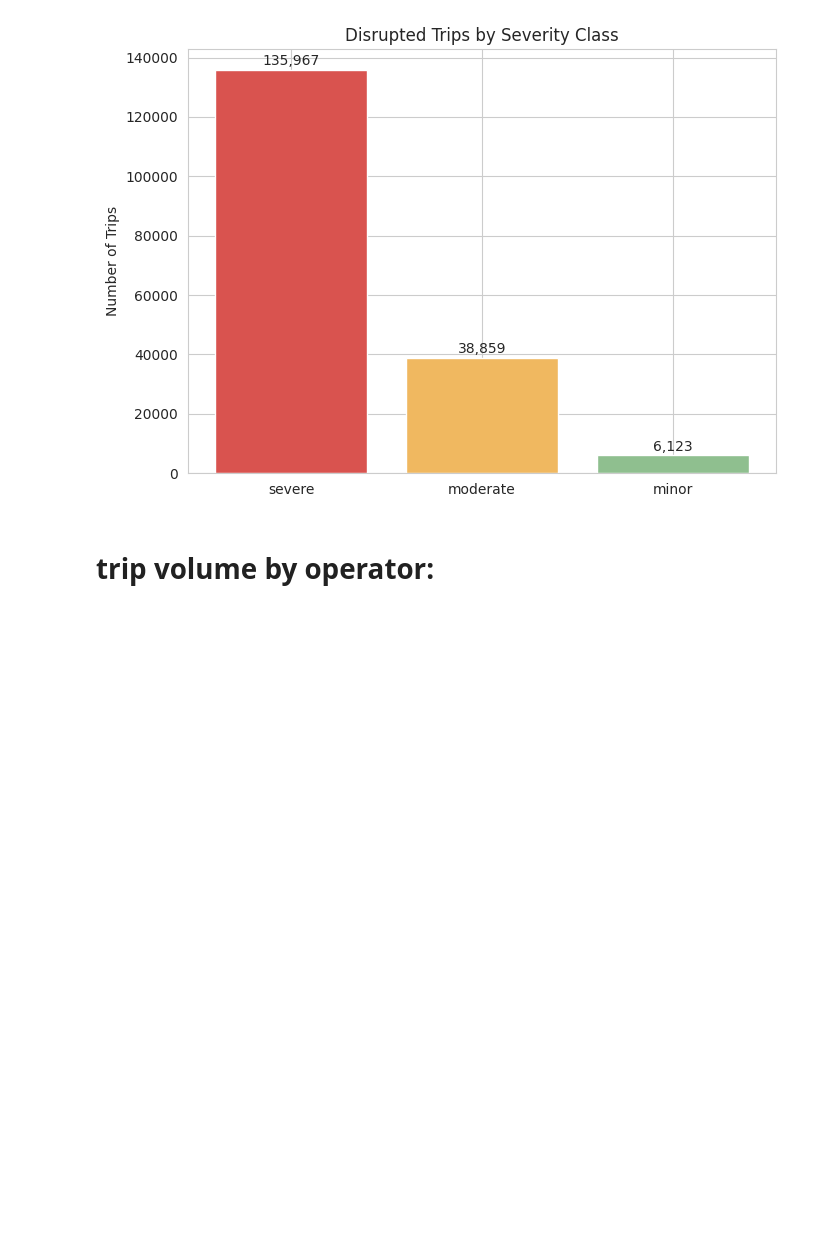
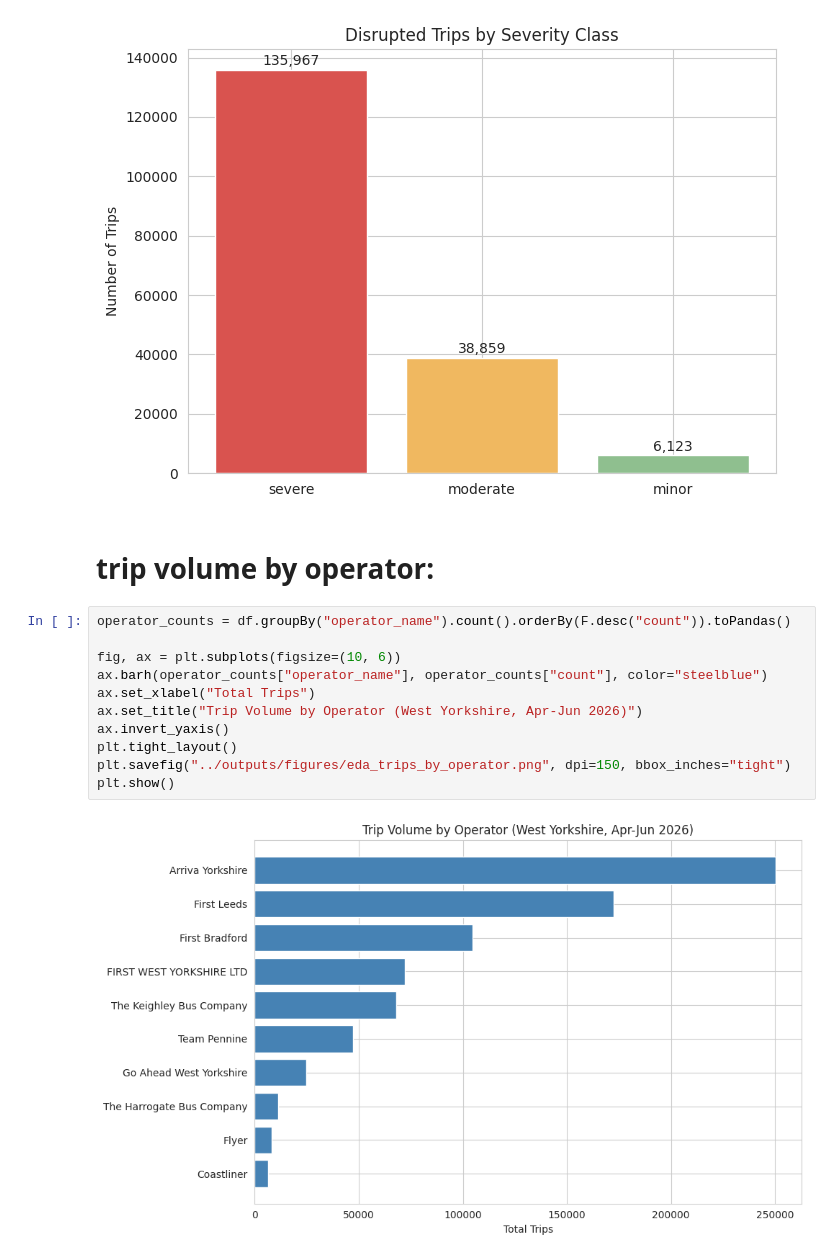
Before and after one commit to ManjilDadaa/Big_Data_Programming_Project_ST5011_CEM-, a Jupyter notebook: notebooks/08_eda_visualizations.ipynb, the cells around one changed output. Drawn from its saved outputs; the diff is of its cells as text; blank space fills up the shorter version.

```diff
--- a/notebooks/08_eda_visualizations.ipynb
+++ b/notebooks/08_eda_visualizations.ipynb
@@ -64,3 +64,16 @@ plt.show()
 [figure]
 # %% [markdown]
 # trip volume by operator:
+# %%
+operator_counts = df.groupBy("operator_name").count().orderBy(F.desc("count")).toPandas()
+
+fig, ax = plt.subplots(figsize=(10, 6))
+ax.barh(operator_counts["operator_name"], operator_counts["count"], color="steelblue")
+ax.set_xlabel("Total Trips")
+ax.set_title("Trip Volume by Operator (West Yorkshire, Apr-Jun 2026)")
+ax.invert_yaxis()
+plt.tight_layout()
+plt.savefig("../outputs/figures/eda_trips_by_operator.png", dpi=150, bbox_inches="tight")
+plt.show()
+# %% [output]
+[figure, added]
```
Also changed, not shown: parts of 6 cells of this notebook, 1 other file.
